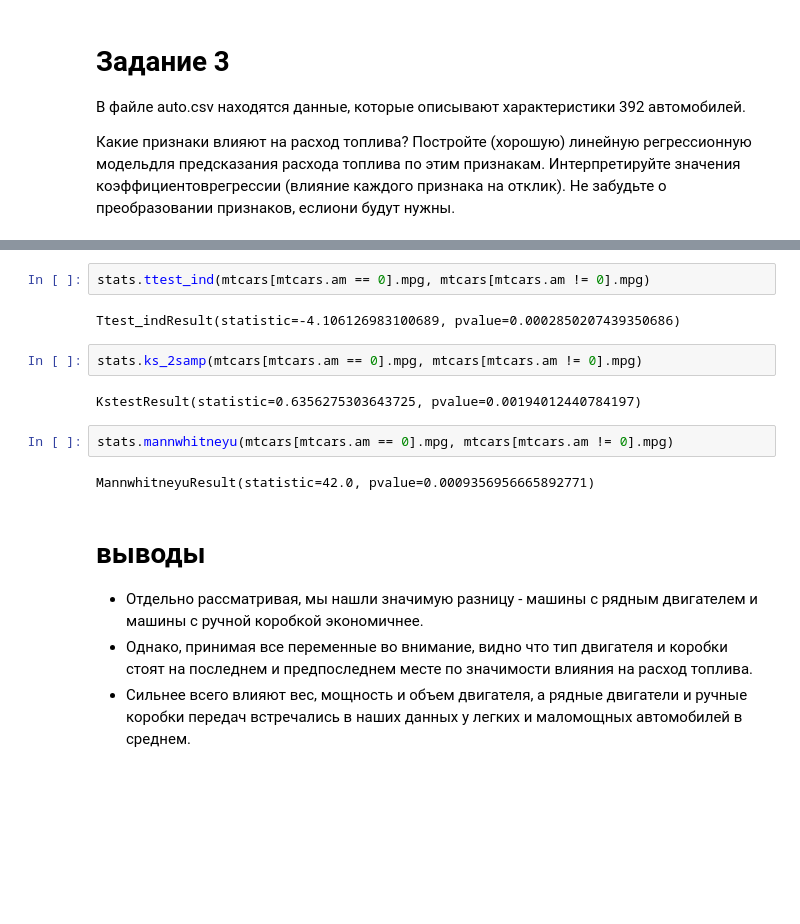
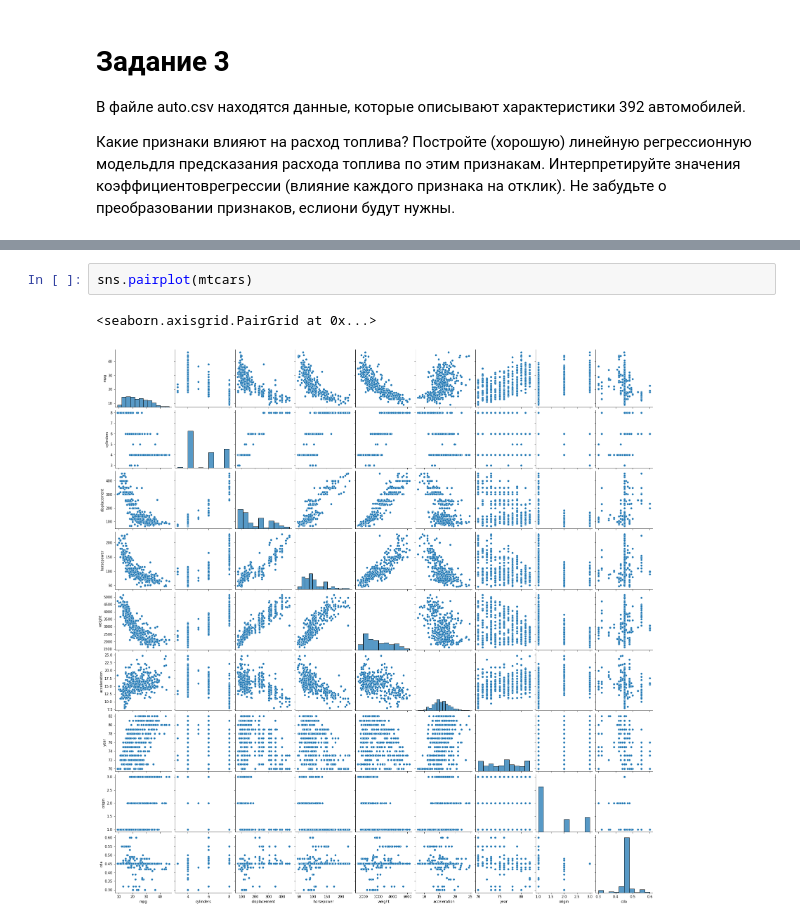
Before and after one commit to ksetdekov/HSE_DS, a Jupyter notebook: 03 Math/Stat hw4/hw4.ipynb, the cells around one changed output, grey strips where cells are left out. Saved outputs shown, nothing was run; the diff lists cells and outputs as text; blank space fills up the shorter version.

```diff
--- a/03 Math/Stat hw4/hw4.ipynb
+++ b/03 Math/Stat hw4/hw4.ipynb
@@ -246,17 +144,5 @@ plt.show()
-# %%
-stats.ttest_ind(mtcars[mtcars.am == 0].mpg, mtcars[mtcars.am != 0].mpg)
-# %% [output]
-Ttest_indResult(statistic=-4.106126983100689, pvalue=0.0002850207439350686)
-# %%
-stats.ks_2samp(mtcars[mtcars.am == 0].mpg, mtcars[mtcars.am != 0].mpg)
-# %% [output]
-KstestResult(statistic=0.6356275303643725, pvalue=0.00194012440784197)
-# %%
-stats.mannwhitneyu(mtcars[mtcars.am == 0].mpg, mtcars[mtcars.am != 0].mpg)
-# %% [output]
-MannwhitneyuResult(statistic=42.0, pvalue=0.0009356956665892771)
-# %% [markdown]
-# выводы
-* Отдельно рассматривая, мы нашли значимую разницу - машины с рядным двигателем и машины с ручной коробкой экономичнее.
-* Однако, принимая все переменные во внимание, видно что тип двигателя и коробки стоят на последнем  и предпоследнем месте по значимости влияния на расход топлива.
-* Сильнее всего влияют вес, мощность и объем двигателя, а рядные двигатели и ручные коробки передач встречались в наших данных у легких и маломощных автомобилей в среднем.
+# %%
+sns.pairplot(mtcars)
+# %% [output]
+<seaborn.axisgrid.PairGrid at 0x...>
+[figure, added]
```
Also changed, not shown: parts of 78 cells of this notebook.
